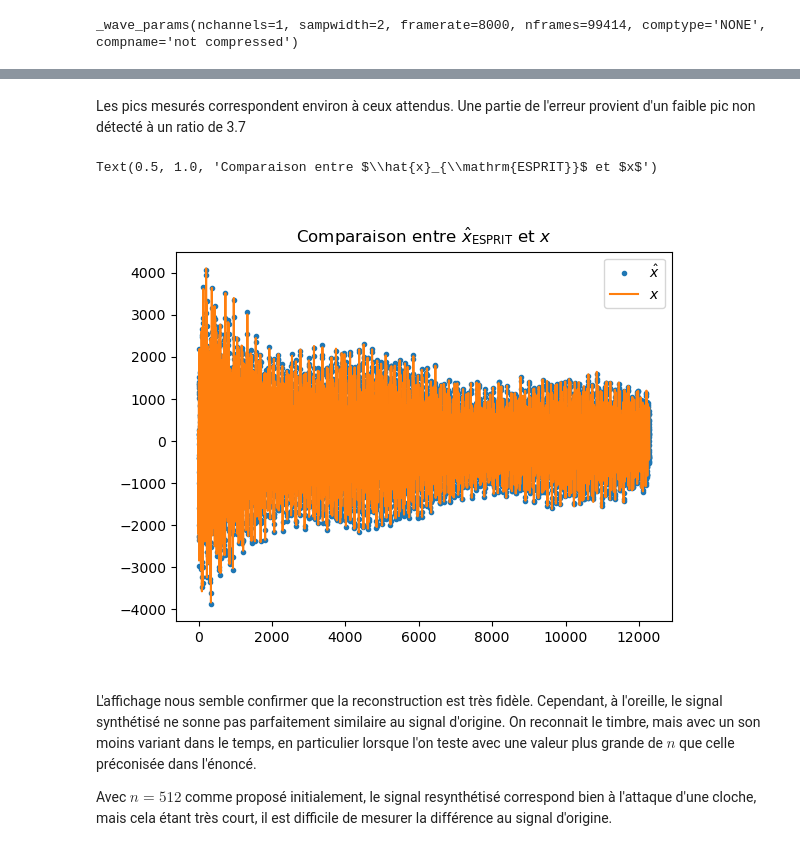
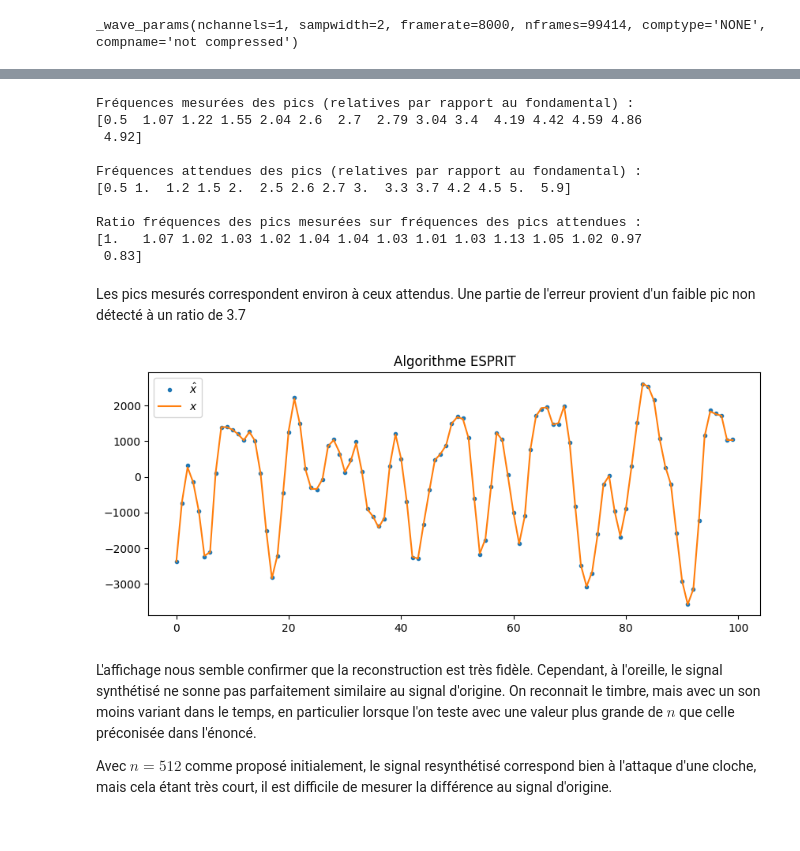
Before and after one commit to ovistetom/atiam_tsm_haute_resolution, a Jupyter notebook: template-TP-HR-paul.ipynb, the cells around one changed output, grey strips where cells are left out. Drawn from its saved outputs; the diff is of its cells as text; code cells hidden in the pictures.

```diff
--- a/template-TP-HR-paul.ipynb
+++ b/template-TP-HR-paul.ipynb
@@ -372,22 +374,17 @@ Ratio fréquences des pics mesurées sur fréquences des pics attendues : [1.
+# %%
+print(f"Fréquences mesurées des pics (relatives par rapport au fondamental) :\n{np.round(f_measured[:], 2)}\n")
+print(f"Fréquences attendues des pics (relatives par rapport au fondamental) :\n{f_expected[:]}\n")
+print(f"Ratio fréquences des pics mesurées sur fréquences des pics attendues :\n{np.round(f_measured[:]/f_expected[:],2)}")
+# %% [output]
+Fréquences mesurées des pics (relatives par rapport au fondamental) :
+[0.5  1.07 1.22 1.55 2.04 2.6  2.7  2.79 3.04 3.4  4.19 4.42 4.59 4.86
+ 4.92]
+
+Fréquences attendues des pics (relatives par rapport au fondamental) :
+[0.5 1.  1.2 1.5 2.  2.5 2.6 2.7 3.  3.3 3.7 4.2 4.5 5.  5.9]
+
+Ratio fréquences des pics mesurées sur fréquences des pics attendues :
+[1.   1.07 1.02 1.03 1.02 1.04 1.04 1.03 1.01 1.03 1.13 1.05 1.02 0.97
+ 0.83]
 # %% [markdown]
 Les pics mesurés correspondent environ à ceux attendus. Une partie de l'erreur provient d'un faible pic non détecté à un ratio de 3.7
-# %%
-K = 54
-n = 512 # * 8
-l = 2*n
-N = n + l - 1
-start_sample = 10000
-x_analyse = x[0][start_sample:start_sample+N]
-
-delta_hat, f_hat = ESPRIT(x_analyse,n,K)
-a_hat, phi_hat = LeastSquares(x_analyse, delta_hat, f_hat)
-x_hat = Synthesis(N, delta_hat, f_hat, a_hat, phi_hat)
-
-plt.figure()
-plt.plot(np.real(x_hat), '.', label='$\hat{x}$')
-plt.plot(np.real(x_analyse), label='$x$')
-plt.legend()
-plt.title('Comparaison entre $\hat{x}_{\mathrm{ESPRIT}}$ et $x$')
-# %% [output]
-Text(0.5, 1.0, 'Comparaison entre $\\hat{x}_{\\mathrm{ESPRIT}}$ et $x$')
-[figure, removed]
@@ -393,0 +402,9 @@ Text(0.5, 1.0, 'Comparaison entre $\\hat{x}_{\\mathrm{ESPRIT}}$ et $x$')
+# %%
+fig = plt.figure(figsize=(10,4))
+plt.plot(np.real(x_hat[:100]), '.', label='$\hat{x}$')
+plt.plot(np.real(x_analyse[:100]), label='$x$')
+plt.legend()
+plt.title('Algorithme ESPRIT')
+plt.show()
+# %% [output]
+[figure, added]
```
Also changed, not shown: parts of 20 cells of this notebook, 1 other file.
